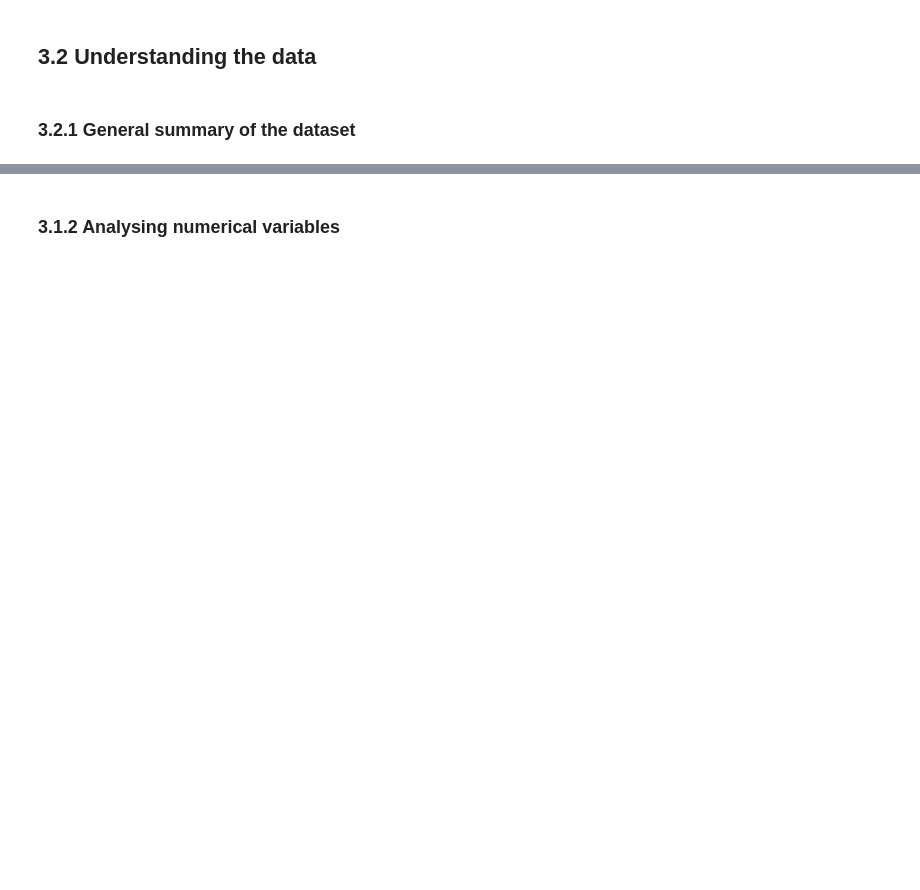
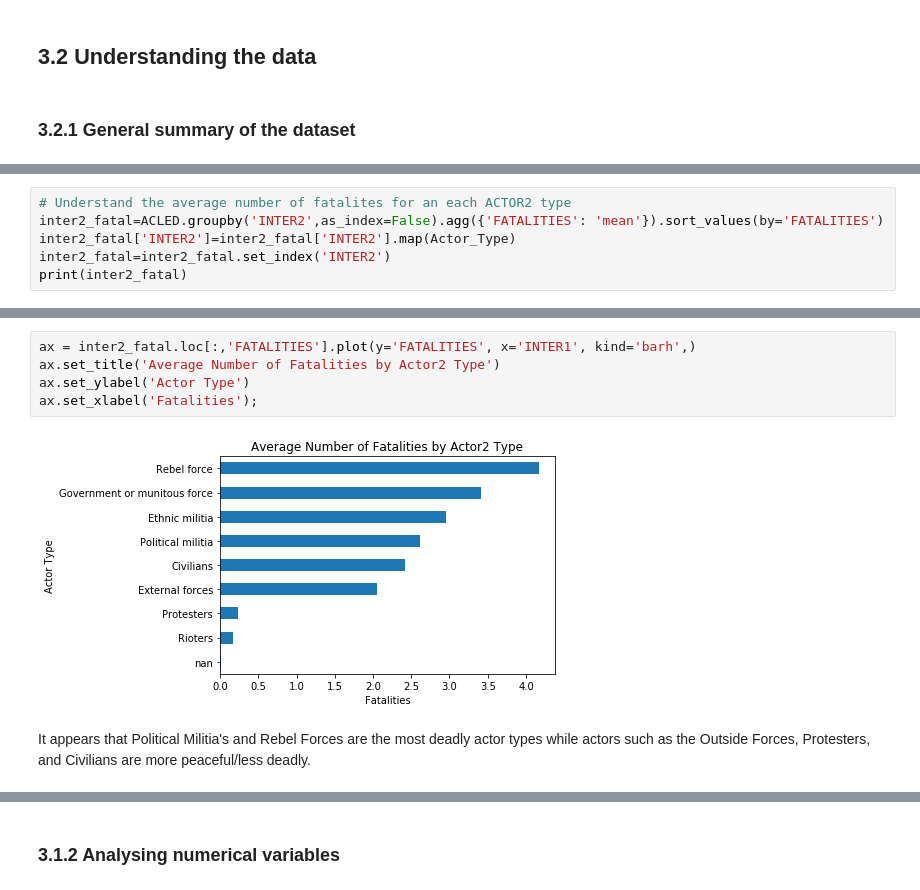
Before and after one commit to ashleysuiter/ashley_suiter_final_project, a Jupyter notebook: pt2.ipynb, the cells around one changed output, grey strips where cells are left out. Cells and saved outputs as stored; diff of their text form; blank space fills up the shorter version.

```diff
--- a/pt2.ipynb
+++ b/pt2.ipynb
@@ -147,0 +225,6 @@ forest_fire.describe(include='object')
+# %%
+# Understand the average number of fatalites for an each ACTOR2 type
+inter2_fatal=ACLED.groupby('INTER2',as_index=False).agg({'FATALITIES': 'mean'}).sort_values(by='FATALITIES')
+inter2_fatal['INTER2']=inter2_fatal['INTER2'].map(Actor_Type)
+inter2_fatal=inter2_fatal.set_index('INTER2')
+print(inter2_fatal)
@@ -147,0 +243,9 @@ forest_fire.describe(include='object')
+# %%
+ax = inter2_fatal.loc[:,'FATALITIES'].plot(y='FATALITIES', x='INTER1', kind='barh',)
+ax.set_title('Average Number of Fatalities by Actor2 Type')
+ax.set_ylabel('Actor Type')
+ax.set_xlabel('Fatalities');
+# %% [output]
+[figure, added]
+# %% [markdown]
+It appears that Political Militia's and Rebel Forces are the most deadly actor types while actors such as the Outside Forces, Protesters, and Civilians are more peaceful/less deadly.
```
Also changed, not shown: parts of 100 cells of this notebook.
